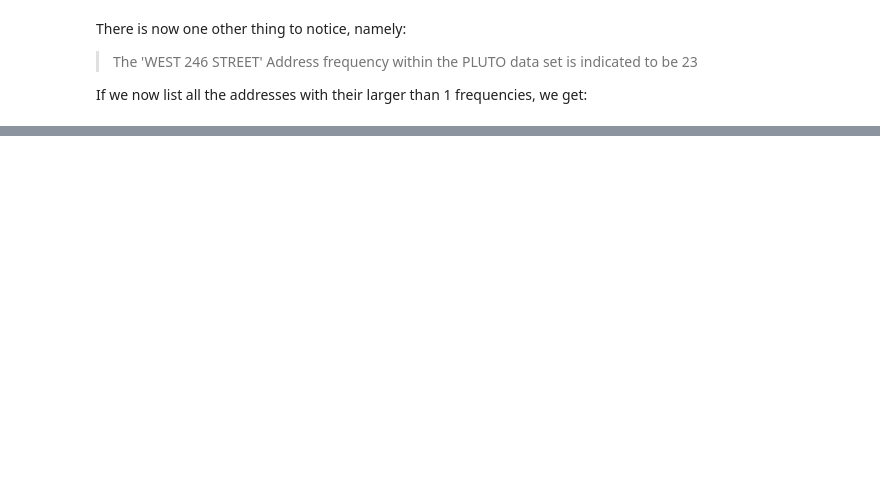
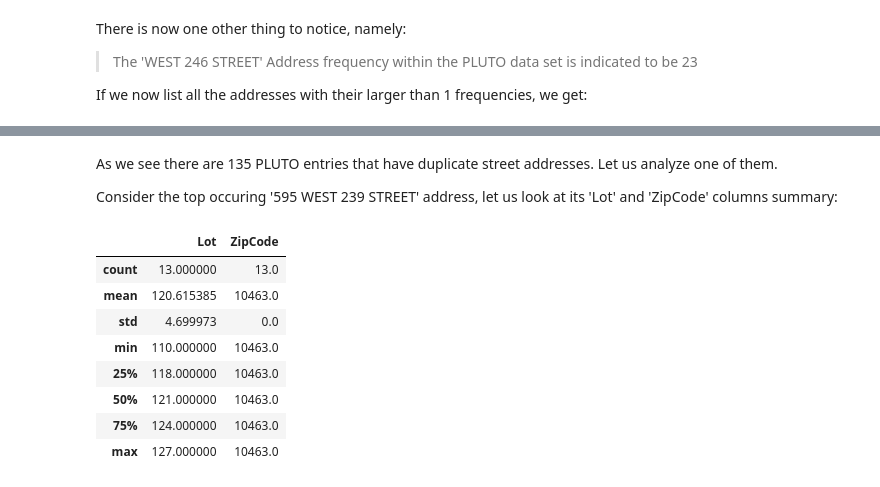
Before and after one commit to ivan-zapreev/data-science-python-projects, a Jupyter notebook: IBM_DS0720EN/capstone_03.ipynb, the cells around one changed output, grey strips where cells are left out. Saved outputs shown, nothing was run; the diff lists cells and outputs as text; code cells hidden in the pictures; blank space fills up the shorter version.

```diff
--- a/IBM_DS0720EN/capstone_03.ipynb
+++ b/IBM_DS0720EN/capstone_03.ipynb
@@ -378,0 +411,16 @@ To solve the issues mentioned above let us:
+# %% [markdown]
+As we see there are 135 PLUTO entries that have duplicate street addresses. Let us analyze one of them.
+
+Consider the top occuring '595 WEST 239 STREET' address, let us look at its 'Lot' and 'ZipCode' columns summary:
+# %%
+bx_df.loc[bx_df.Address == '595 WEST 239 STREET', ['Lot','ZipCode']].describe()
+# %% [output]
+|  | Lot | ZipCode |
+| count | 13.000000 | 13.0 |
+| mean | 120.615385 | 10463.0 |
+| std | 4.699973 | 0.0 |
+| min | 110.000000 | 10463.0 |
+| 25% | 118.000000 | 10463.0 |
+| 50% | 121.000000 | 10463.0 |
+| 75% | 124.000000 | 10463.0 |
+| max | 127.000000 | 10463.0 |
```
Also changed, not shown: parts of 11 cells of this notebook.
